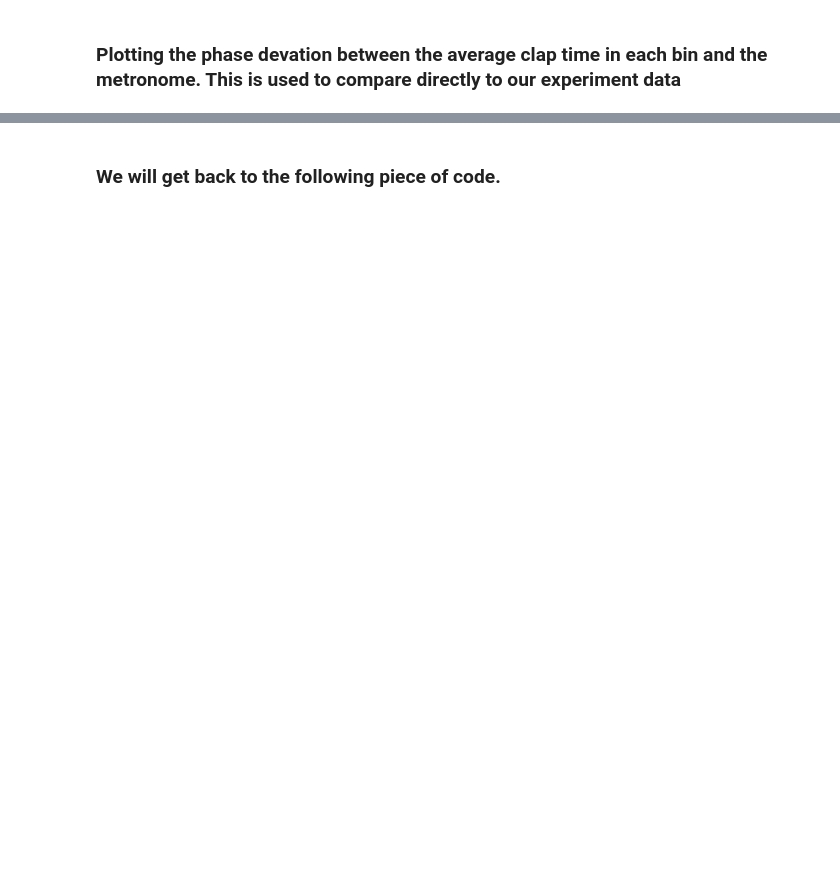
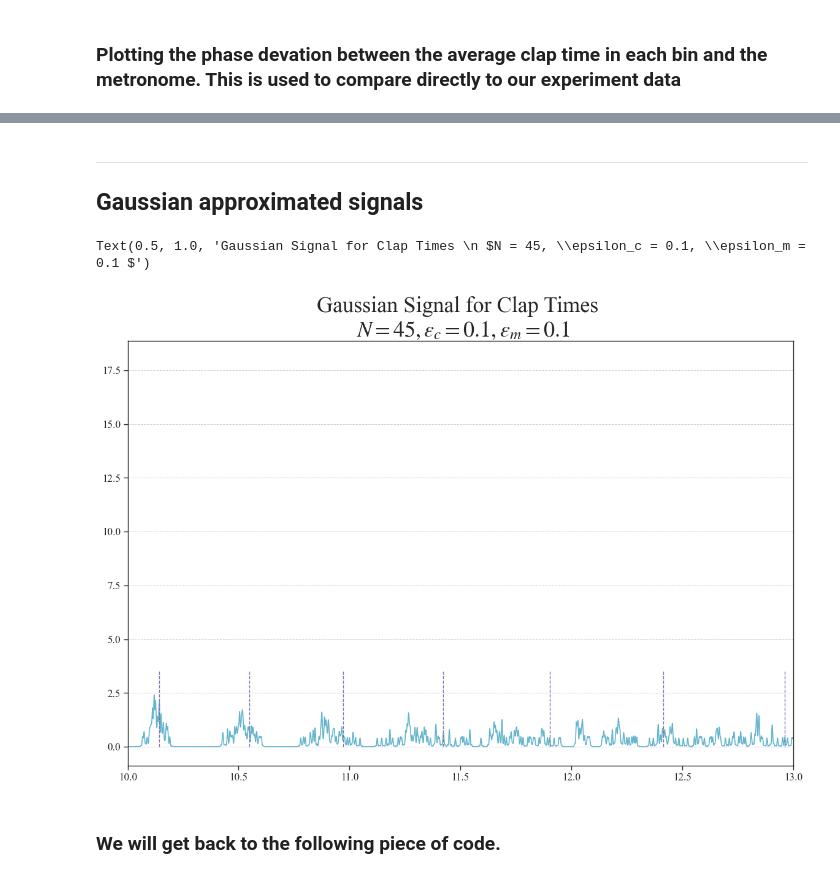
Before and after one commit to nielsdavidsen/Bachelor_2024, a Jupyter notebook: simulation_with_metronome.ipynb, the cells around one changed output, grey strips where cells are left out. Saved outputs shown, nothing was run; the diff lists cells and outputs as text; code cells hidden in the pictures; blank space fills up the shorter version.

```diff
--- a/simulation_with_metronome.ipynb
+++ b/simulation_with_metronome.ipynb
@@ -683,3 +692,40 @@ plt.savefig('figurer/præs_2/phase_deviation_low_high_freq.png')
+# %% [markdown]
+___
+
+## Gaussian approximated signals
+# %%
+gauss_sigma = 0.002
+
+def gauss(x, mu, sigma=gauss_sigma):
+    return sigma /(sigma * np.sqrt(2 * np.pi)) * np.exp(-0.5 * (x - mu)**2 / sigma**2)
+
+def gauss_signal_constructor(x, clap_times, sigma=gauss_sigma):
+    if type(clap_times) == np.float64:
+        clap_times = [clap_times]
+
+    signal =[]
+    for i, element in enumerate(clap_times):
+        added_signal = ( gauss(x, element) + (gauss(x, element - 4 * sigma, sigma) + gauss(x, element + 4 * sigma, sigma) ) / 8 )
+        signal.append(np.array(added_signal))
+
+    signal = np.sum(signal, axis=0)
+
+
+    return signal
+
+x_linspace = np.linspace(0, 35, int(1e5))
+gaussian_signal = gauss_signal_constructor(x_linspace, t_clap_comb[1:])
+# %%
+
+fig, ax = plt.subplots(dpi=100, figsize=(14, 9))
+ax.plot(x_linspace, gaussian_signal, label='Gaussian Signal')
+ax.vlines(met_clap,0, 3.5, linewidth=1, ls='--', label='Metronome Clap Times', color=colors[4])
+ax.set(xlim=(10,13))
+#ax.set(ylim=(0,3.5))
+ax.set_title(f'Gaussian Signal for Clap Times \n $N = {N}, \epsilon_c = {pars[0]}, \epsilon_m = {pars[1]} $', fontsize=26)
+# %% [output]
+Text(0.5, 1.0, 'Gaussian Signal for Clap Times \n $N = 45, \\epsilon_c = 0.1, \\epsilon_m = 0.1 $')
+[figure, added]
 # %% [markdown]
 ### We will get back to the following piece of code.
 # %%
```
Also changed, not shown: parts of 9 cells of this notebook, 46 other files.
